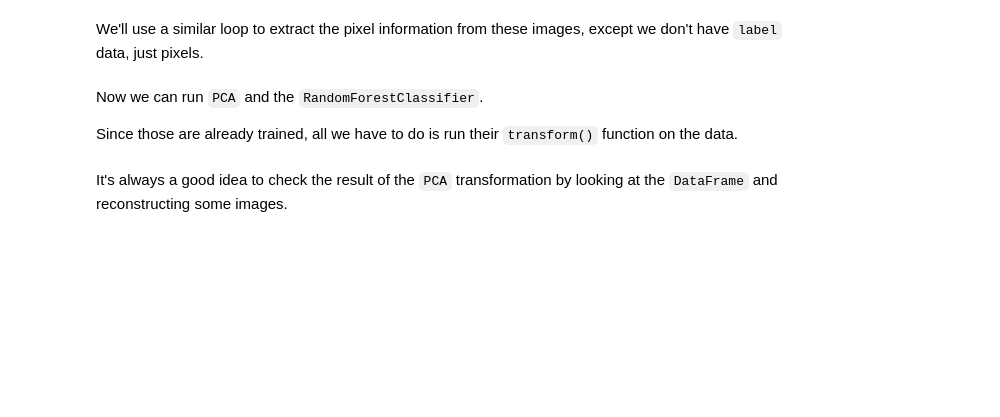
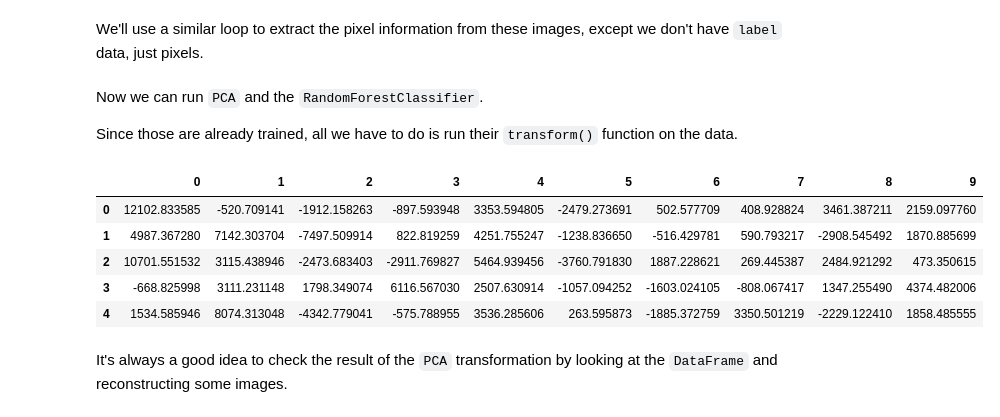
Before and after one commit to lims653-coder/Homework09, a Jupyter notebook: Homework09.ipynb, the cells around one changed output. Drawn from its saved outputs; the diff is of its cells as text; code cells hidden in the pictures; blank space fills up the shorter version.

```diff
--- a/Homework09.ipynb
+++ b/Homework09.ipynb
@@ -161,6 +241,17 @@ Since those are already trained, all we have to do is run their `transform()` fu
 # %%
 # TODO: run PCA on test pixels, get DataFrame
 #       this is the same PCA that was created above, not a new one
+test_pca = pca.transform(test_pixel_data)
+test_pca_df = pd.DataFrame(test_pca)
+
+test_pca_df.head()
+# %% [output]
+|  | 0 | 1 | 2 | 3 | 4 | 5 | 6 | 7 | 8 | 9 |
+| 0 | 12102.833585 | -520.709141 | -1912.158263 | -897.593948 | 3353.594805 | -2479.273691 | 502.577709 | 408.928824 | 3461.387211 | 2159.097760 |
+| 1 | 4987.367280 | 7142.303704 | -7497.509914 | 822.819259 | 4251.755247 | -1238.836650 | -516.429781 | 590.793217 | -2908.545492 | 1870.885699 |
+| 2 | 10701.551532 | 3115.438946 | -2473.683403 | -2911.769827 | 5464.939456 | -3760.791830 | 1887.228621 | 269.445387 | 2484.921292 | 473.350615 |
+| 3 | -668.825998 | 3111.231148 | 1798.349074 | 6116.567030 | 2507.630914 | -1057.094252 | -1603.024105 | -808.067417 | 1347.255490 | 4374.482006 |
+| 4 | 1534.585946 | 8074.313048 | -4342.779041 | -575.788955 | 3536.285606 | 263.595873 | -1885.372759 | 3350.501219 | -2229.122410 | 1858.485555 |
 # %% [markdown]
 It's always a good idea to check the result of the `PCA` transformation by looking at the `DataFrame` and reconstructing some images.
 # %%
```
Also changed, not shown: parts of 18 cells of this notebook.
